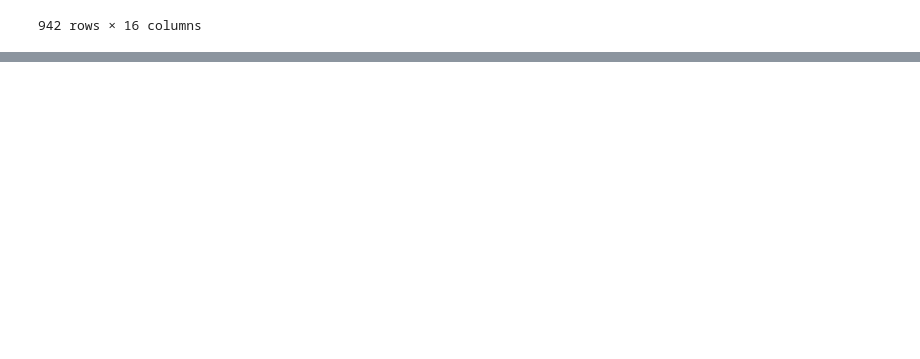
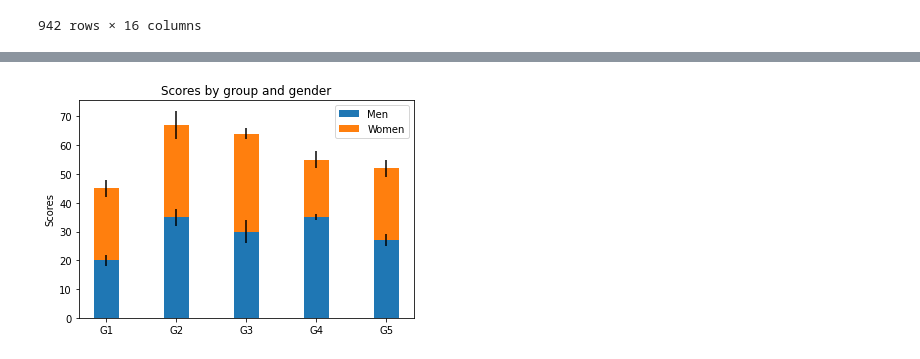
Before and after one commit to robedamo/data_analysis_project, a Jupyter notebook: Chaky/Chaky_Police.ipynb, the cells around one changed output, grey strips where cells are left out. Cells and saved outputs as stored; diff of their text form; code cells hidden in the pictures; blank space fills up the shorter version.

```diff
--- a/Chaky/Chaky_Police.ipynb
+++ b/Chaky/Chaky_Police.ipynb
@@ -430,0 +680,24 @@ poblacioRP.loc['Central','Habitants']
+# %%
+import matplotlib.pyplot as plt
+
+
+labels = ['G1', 'G2', 'G3', 'G4', 'G5']
+men_means = [20, 35, 30, 35, 27]
+women_means = [25, 32, 34, 20, 25]
+men_std = [2, 3, 4, 1, 2]
+women_std = [3, 5, 2, 3, 3]
+width = 0.35       # the width of the bars: can also be len(x) sequence
+
+fig, ax = plt.subplots()
+
+ax.bar(labels, men_means, width, yerr=men_std, label='Men')
+ax.bar(labels, women_means, width, yerr=women_std, bottom=men_means,
+       label='Women')
+
+ax.set_ylabel('Scores')
+ax.set_title('Scores by group and gender')
+ax.legend()
+
+plt.show()
+# %% [output]
+[figure, added]
```
Also changed, not shown: parts of 30 cells of this notebook.
